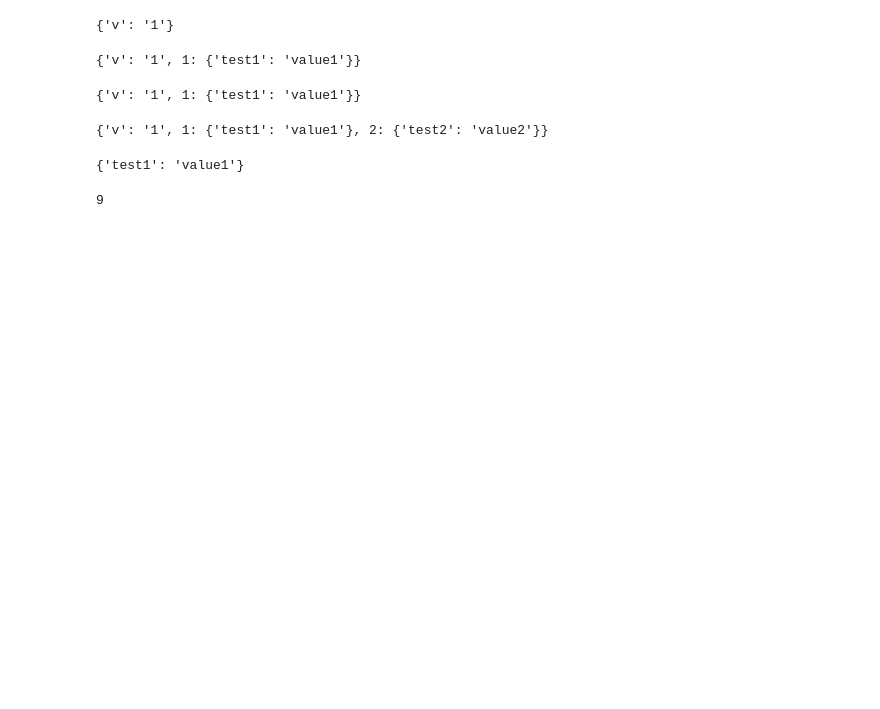
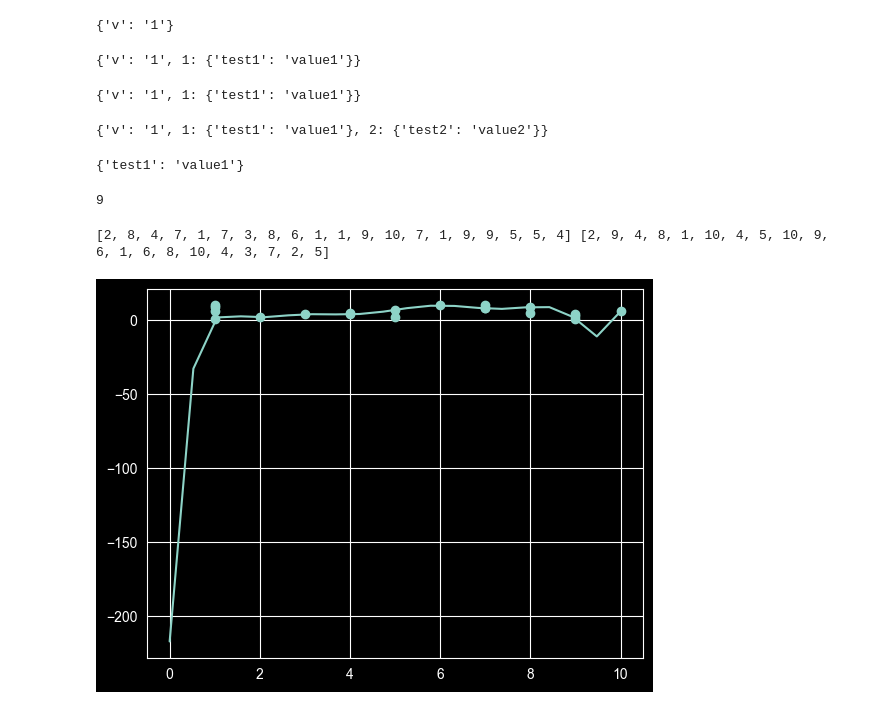
Before and after one commit to TheodoreDev/TIPE, a Jupyter notebook: .code/test-file/function_testing.ipynb, the cells around one changed output. Cells and saved outputs as stored; diff of their text form; code cells hidden in the pictures; blank space fills up the shorter version.

```diff
--- a/.code/test-file/function_testing.ipynb
+++ b/.code/test-file/function_testing.ipynb
@@ -67,0 +70,29 @@ writing(f"../v2/simu-saves/simu_score_Nplanes_Nperplane_h_v7.1.ted", values)
+# %%
+def getInterpolator(fx, fy, smooth, xstart, xend):
+    def getLagrange(i, x):
+        L = 1
+        for j in range(len(fx)):
+            if j != i:
+                L*=(x-fx[j])/(fx[i]-fx[j])
+        return L
+
+    xs = [xstart + i*(xend-xstart)/(smooth-1) for i in range(smooth)]
+    ys = []
+    for x in xs:
+        P = 0
+        for j in range(len(fx)):
+            P += fy[j]*getLagrange(j, x)
+        ys.append(P)
+    return xs, ys
+
+print(fx, fy)
+fx_n, fy_n = np.array(fx), np.array(fy)
+fx_u, index_u = np.unique(fx_n, return_index=True)
+fy_u = fy_n[index_u]
+xs1, ys1 = getInterpolator(fx_u, fy_u, 20, 0, 10)
+plt.plot(xs1, ys1)
+plt.scatter(fx, fy)
+plt.show()
+# %% [output]
+[2, 8, 4, 7, 1, 7, 3, 8, 6, 1, 1, 9, 10, 7, 1, 9, 9, 5, 5, 4] [2, 9, 4, 8, 1, 10, 4, 5, 10, 9, 6, 1, 6, 8, 10, 4, 3, 7, 2, 5]
+[figure, added]
```
Also changed, not shown: parts of 4 cells of this notebook, 5 other files.
